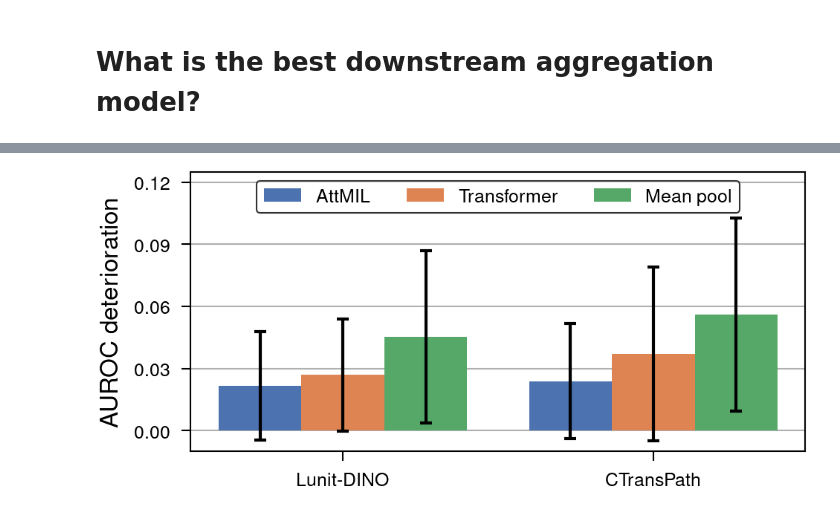
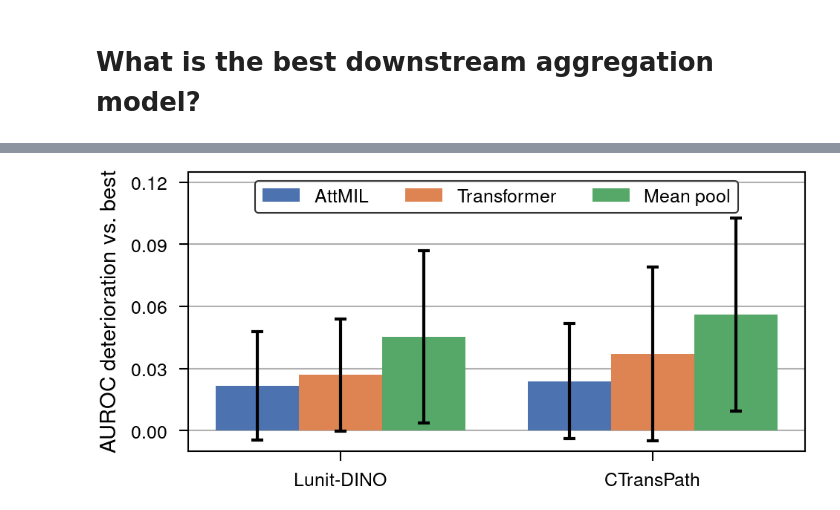
Before and after one commit to georg-wolflein/good-features, a Jupyter notebook: notebooks/collect_results.ipynb, the cells around one changed output, grey strips where cells are left out. Saved outputs shown, nothing was run; the diff lists cells and outputs as text; code cells hidden in the pictures.

```diff
--- a/notebooks/collect_results.ipynb
+++ b/notebooks/collect_results.ipynb
@@ -277,6 +258,8 @@ with rc_context("half", h=0.75):
     plt.xlabel("")
     # plt.ylabel("Norm.\ diff.\ AUROC")
     plt.ylabel("AUROC deterioration vs.\ best")
+    # decrease ylabel font size
+    plt.gca().yaxis.label.set_size(7)
     # plt.xticks(rotation=45, ha="right")
 
     # horizontal grid
@@ -290 +273 @@ with rc_context("half", h=0.75):
-[figure, old version]
+[figure, new version]
```
Also changed, not shown: parts of 8 cells of this notebook, 41 other files.
